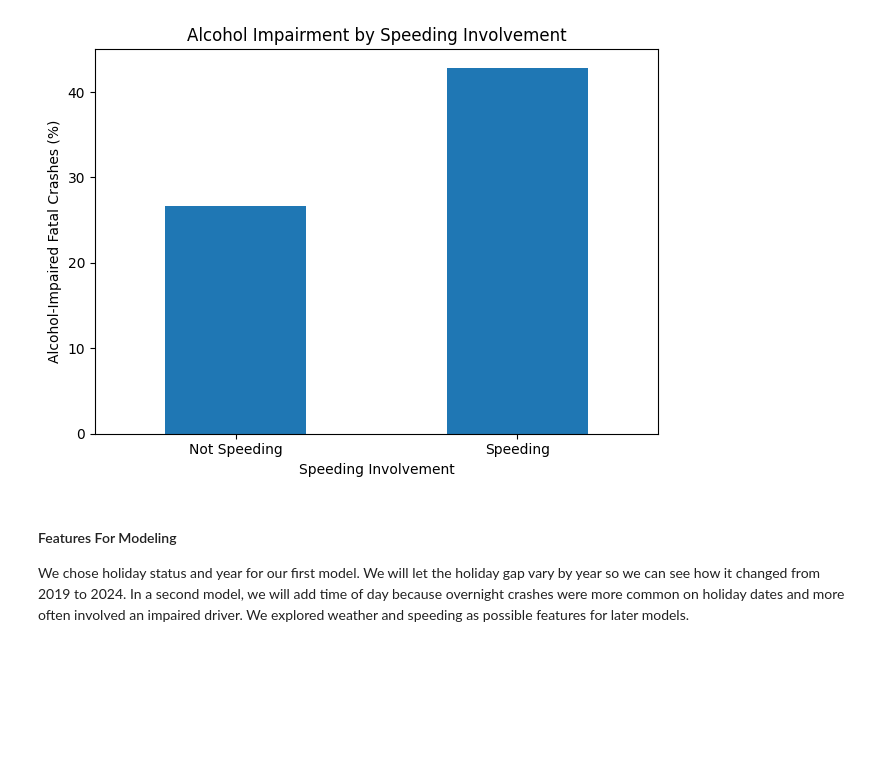
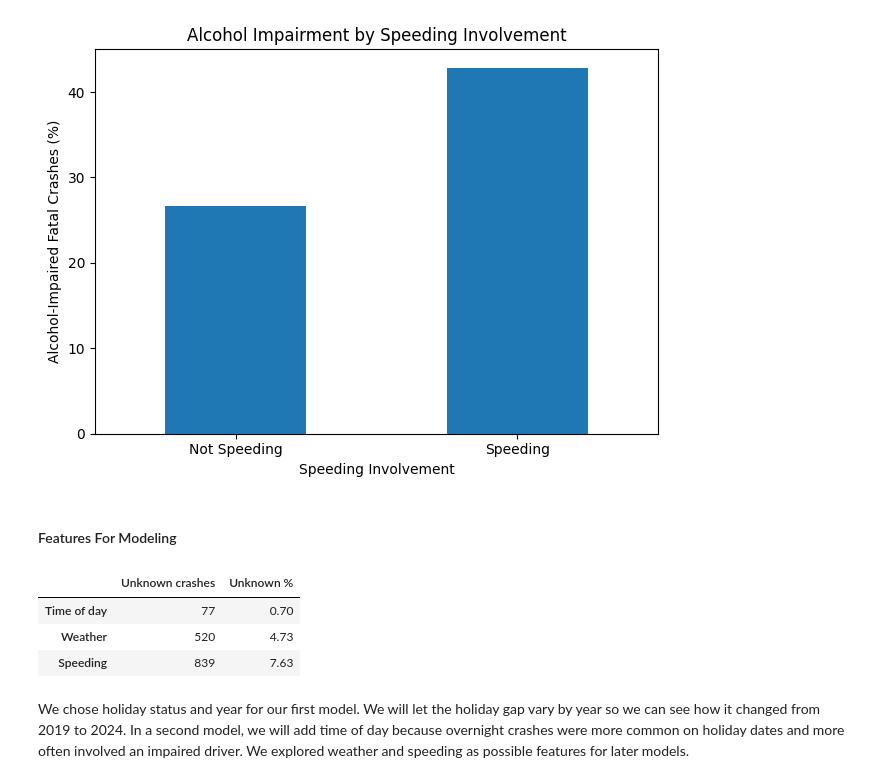
Before and after one commit to Prashriya/DS-325-Final-Project, a Jupyter notebook: FinalProject.ipynb, the cells around one changed output. Cells and saved outputs as stored; diff of their text form; code cells hidden in the pictures; blank space fills up the shorter version.

```diff
--- a/FinalProject.ipynb
+++ b/FinalProject.ipynb
@@ -712,7 +712,26 @@ plt.tight_layout()
 plt.show()
 # %% [output]
 [figure]
+# %% [markdown]
+#### Features For Modeling
+# %%
+unknown_counts = pd.Series({
+    "Time of day": (study_data["TIME_OF_DAY"] == "Unknown").sum(),
+    "Weather": study_data["WEATHER"].isna().sum(),
+    "Speeding": study_data["SPEEDING"].isna().sum()
+})
+
+feature_check = pd.DataFrame({
+    "Unknown crashes": unknown_counts,
+    "Unknown %": (unknown_counts / len(study_data) * 100).round(2)
+})
+
+feature_check
+# %% [output]
+|  | Unknown crashes | Unknown % |
+| Time of day | 77 | 0.70 |
+| Weather | 520 | 4.73 |
+| Speeding | 839 | 7.63 |
 # %% [markdown]
-#### Features For Modeling
 
 We chose holiday status and year for our first model. We will let the holiday gap vary by year so we can see how it changed from 2019 to 2024. In a second model, we will add time of day because overnight crashes were more common on holiday dates and more often involved an impaired driver. We explored weather and speeding as possible features for later models.
```
